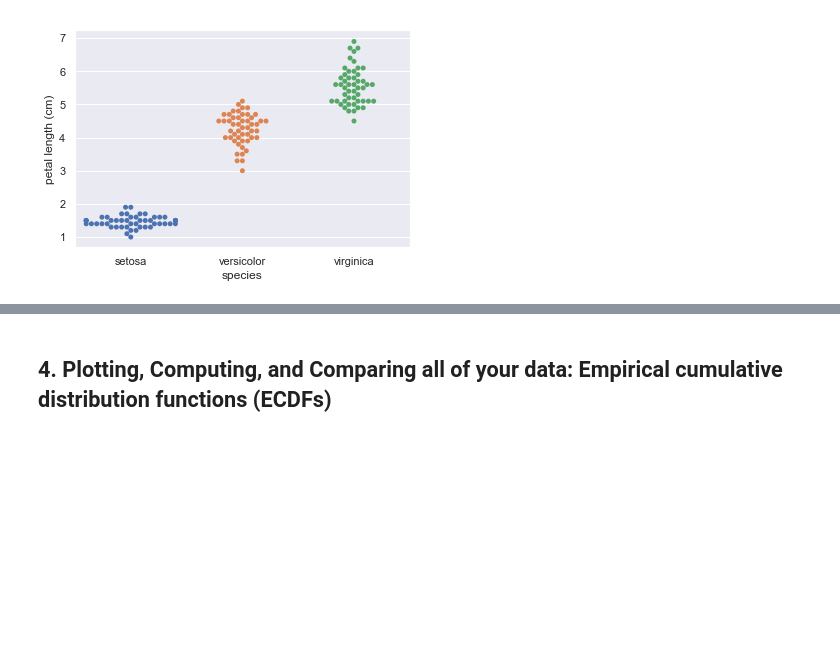
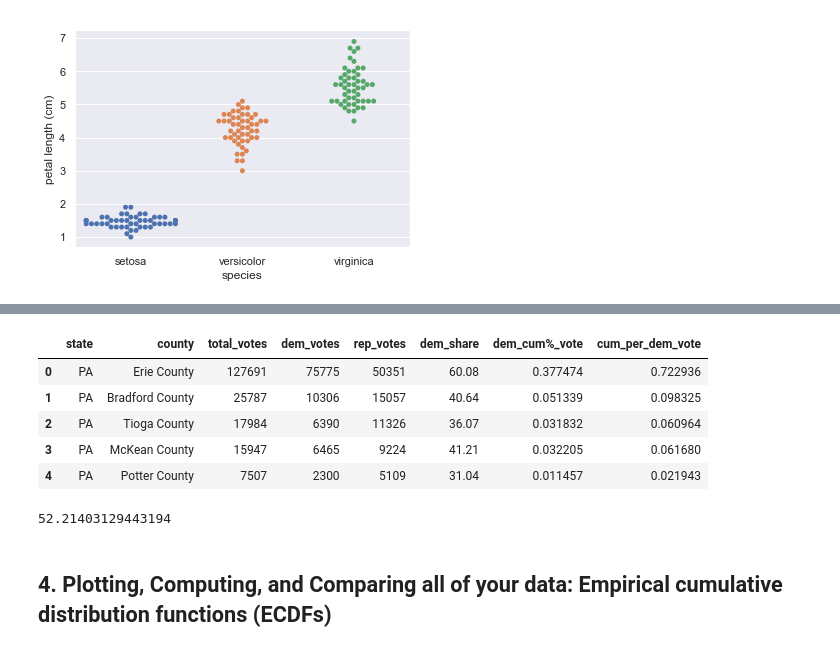
Before and after one commit to kwarodom/100DaysMLCodeChallenge, a Jupyter notebook: Week1 All Basics/Lecture3 Basic Math/3. Graphical Exploratory Data Analysis/Introduction to Exploratory Data Analysis.ipynb, the cells around one changed output, grey strips where cells are left out. Saved outputs shown, nothing was run; the diff lists cells and outputs as text; code cells hidden in the pictures; blank space fills up the shorter version.

```diff
--- a/Week1 All Basics/Lecture3 Basic Math/3. Graphical Exploratory Data Analysis/Introduction to Exploratory Data Analysis.ipynb
+++ b/Week1 All Basics/Lecture3 Basic Math/3. Graphical Exploratory Data Analysis/Introduction to Exploratory Data Analysis.ipynb
@@ -232,3 +359,19 @@ plt.show()
+# %%
+df_swing['cum_per_dem_vote'] = df_swing['dem_votes']/ np.sum(df_swing['dem_votes']) *100
+np.sum(df_swing['cum_per_dem_vote'])
+df_swing.head()
+# %% [output]
+|  | state | county | total_votes | dem_votes | rep_votes | dem_share | dem_cum%_vote | cum_per_dem_vote |
+| 0 | PA | Erie County | 127691 | 75775 | 50351 | 60.08 | 0.377474 | 0.722936 |
+| 1 | PA | Bradford County | 25787 | 10306 | 15057 | 40.64 | 0.051339 | 0.098325 |
+| 2 | PA | Tioga County | 17984 | 6390 | 11326 | 36.07 | 0.031832 | 0.060964 |
+| 3 | PA | McKean County | 15947 | 6465 | 9224 | 41.21 | 0.032205 | 0.061680 |
+| 4 | PA | Potter County | 7507 | 2300 | 5109 | 31.04 | 0.011457 | 0.021943 |
+# %%
+percent_dem = (df_swing['dem_votes'].sum()/df_swing['total_votes'].sum())*100
+print(percent_dem)
+# %% [output]
+52.21403129443194
 # %% [markdown]
 ##  4. Plotting, Computing, and Comparing all of your data: Empirical cumulative distribution functions (ECDFs)
 # %%
```
Also changed, not shown: parts of 5 cells of this notebook.
